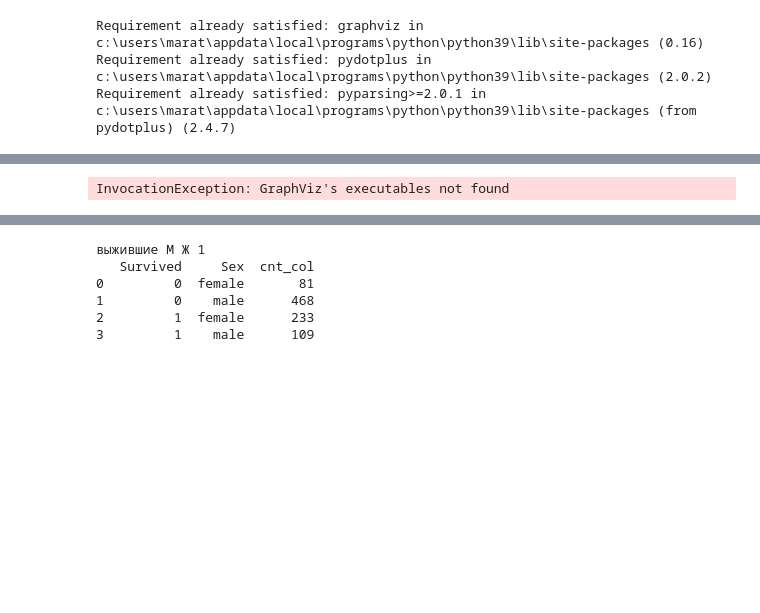
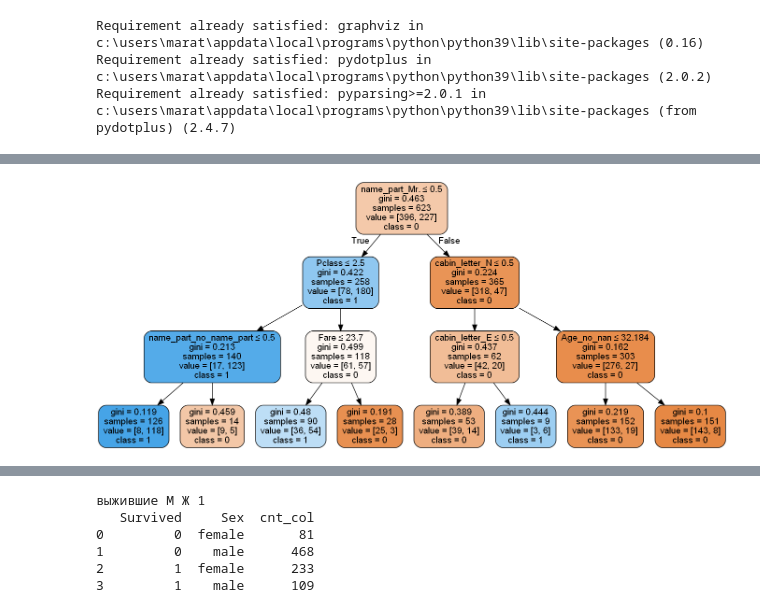
Before and after one commit to MaratJilikbaev/kaggle_titanic, a Jupyter notebook: fresh_start_for_kaggle_group.ipynb, the cells around one changed output, grey strips where cells are left out. Drawn from its saved outputs; the diff is of its cells as text; code cells hidden in the pictures; blank space fills up the shorter version.

```diff
--- a/fresh_start_for_kaggle_group.ipynb
+++ b/fresh_start_for_kaggle_group.ipynb
@@ -552,14 +547,15 @@ Successfully installed sklearn-0.0
 # %%
+from sklearn.tree import export_graphviz
 from six import StringIO
 from IPython.display import Image
-from sklearn.tree import export_graphviz
 import pydotplus
+
 dot_data = StringIO()
 export_graphviz(clf, out_file=dot_data,
                 filled=True, rounded=True,
-                special_characters=True, feature_names = feature_cols,class_names=['0','1'])
+                special_characters=True,feature_names = feature_cols,class_names=['0','1'])
 graph = pydotplus.graph_from_dot_data(dot_data.getvalue())
-graph.write_png('diabetes.png')
+graph.write_png('DTree.png')
 Image(graph.create_png())
 # %% [output]
-InvocationException: GraphViz's executables not found
+[figure, added]
```
Also changed, not shown: parts of 10 cells of this notebook, 6 other files.
